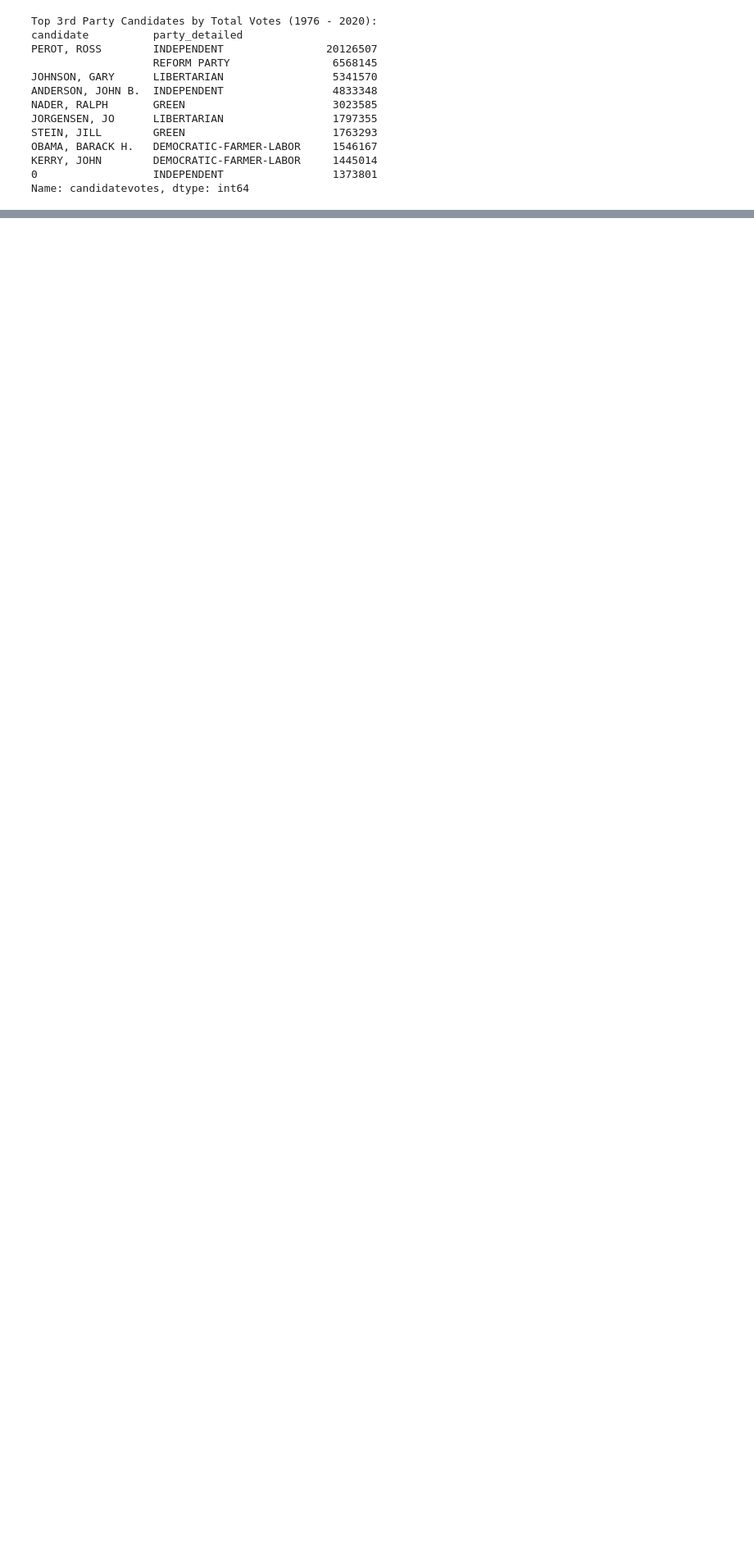
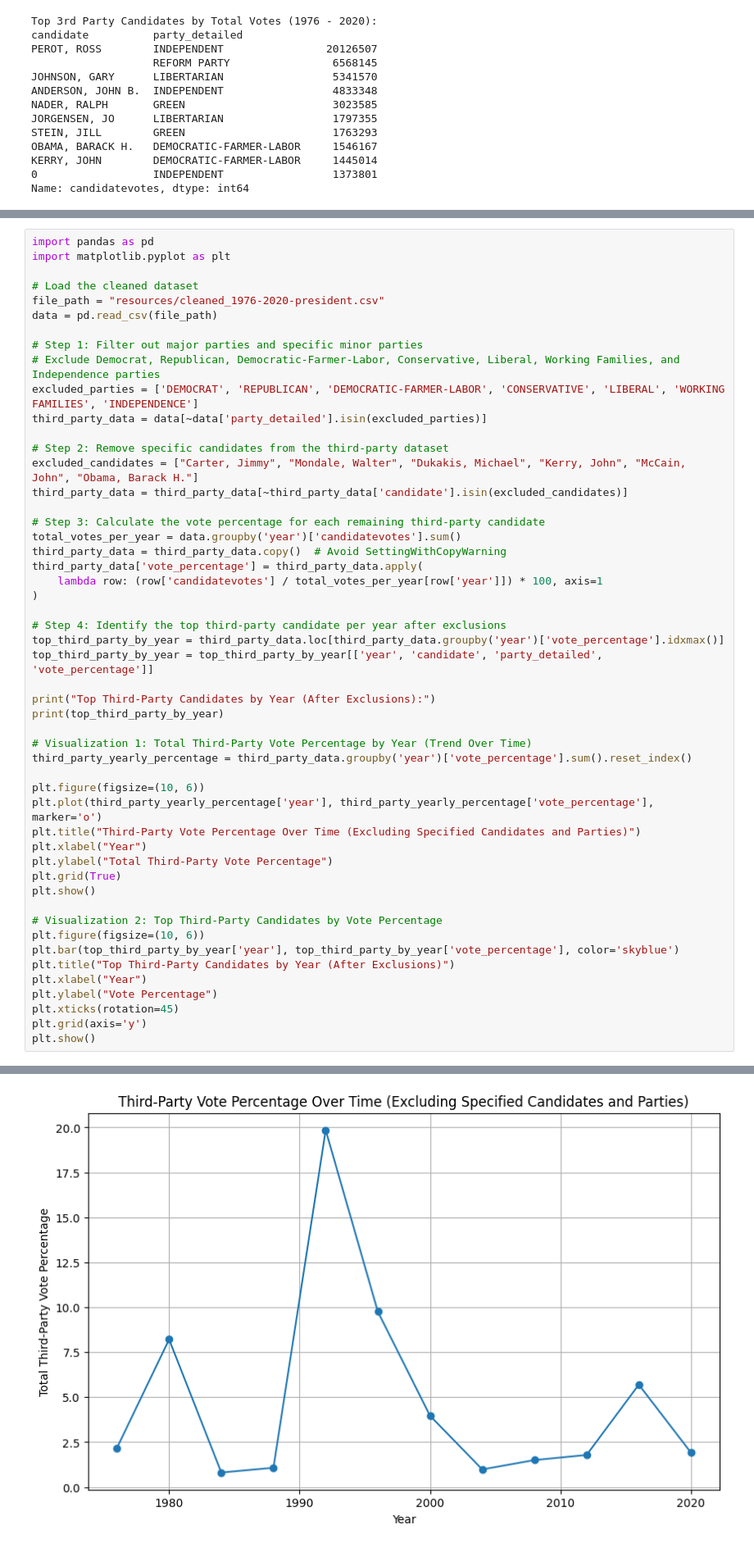
Before and after one commit to ngrief/Election, a Jupyter notebook: 3rd party.ipynb, the cells around one changed output, grey strips where cells are left out. Shown: that part at 82% size. Cells and saved outputs as stored; diff of their text form; blank space fills up the shorter version.

```diff
--- a/3rd party.ipynb
+++ b/3rd party.ipynb
@@ -205,0 +290,52 @@ Top Years with Highest Third-Party Vote Percentage (Excluding Specific Major and
+# %%
+import pandas as pd
+import matplotlib.pyplot as plt
+
+# Load the cleaned dataset
+file_path = "resources/cleaned_1976-2020-president.csv"
+data = pd.read_csv(file_path)
+
+# Step 1: Filter out major parties and specific minor parties
+# Exclude Democrat, Republican, Democratic-Farmer-Labor, Conservative, Liberal, Working Families, and Independence parties
+excluded_parties = ['DEMOCRAT', 'REPUBLICAN', 'DEMOCRATIC-FARMER-LABOR', 'CONSERVATIVE', 'LIBERAL', 'WORKING FAMILIES', 'INDEPENDENCE']
+third_party_data = data[~data['party_detailed'].isin(excluded_parties)]
+
+# Step 2: Remove specific candidates from the third-party dataset
+excluded_candidates = ["Carter, Jimmy", "Mondale, Walter", "Dukakis, Michael", "Kerry, John", "McCain, John", "Obama, Barack H."]
+third_party_data = third_party_data[~third_party_data['candidate'].isin(excluded_candidates)]
+
+# Step 3: Calculate the vote percentage for each remaining third-party candidate
+total_votes_per_year = data.groupby('year')['candidatevotes'].sum()
+third_party_data = third_party_data.copy()  # Avoid SettingWithCopyWarning
+third_party_data['vote_percentage'] = third_party_data.apply(
+    lambda row: (row['candidatevotes'] / total_votes_per_year[row['year']]) * 100, axis=1
+)
+
+# Step 4: Identify the top third-party candidate per year after exclusions
+top_third_party_by_year = third_party_data.loc[third_party_data.groupby('year')['vote_percentage'].idxmax()]
+top_third_party_by_year = top_third_party_by_year[['year', 'candidate', 'party_detailed', 'vote_percentage']]
+
+print("Top Third-Party Candidates by Year (After Exclusions):")
+print(top_third_party_by_year)
+
+# Visualization 1: Total Third-Party Vote Percentage by Year (Trend Over Time)
+third_party_yearly_percentage = third_party_data.groupby('year')['vote_percentage'].sum().reset_index()
+
+plt.figure(figsize=(10, 6))
+plt.plot(third_party_yearly_percentage['year'], third_party_yearly_percentage['vote_percentage'], marker='o')
+plt.title("Third-Party Vote Percentage Over Time (Excluding Specified Candidates and Parties)")
+plt.xlabel("Year")
+plt.ylabel("Total Third-Party Vote Percentage")
+plt.grid(True)
+plt.show()
+
+# Visualization 2: Top Third-Party Candidates by Vote Percentage
+plt.figure(figsize=(10, 6))
+plt.bar(top_third_party_by_year['year'], top_third_party_by_year['vote_percentage'], color='skyblue')
+plt.title("Top Third-Party Candidates by Year (After Exclusions)")
+plt.xlabel("Year")
+plt.ylabel("Vote Percentage")
+plt.xticks(rotation=45)
+plt.grid(axis='y')
+plt.show()
+# %% [output]
@@ -205,0 +356 @@ Top Years with Highest Third-Party Vote Percentage (Excluding Specific Major and
+[figure, added]
```
Also changed, not shown: parts of 6 cells of this notebook.
